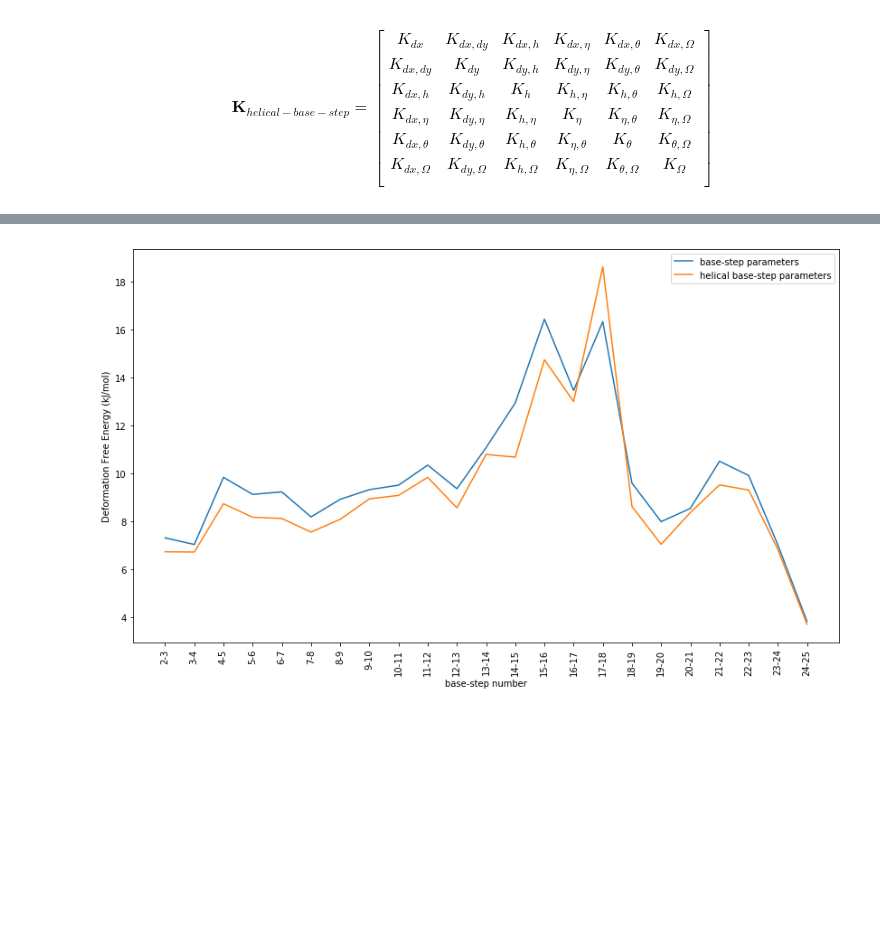
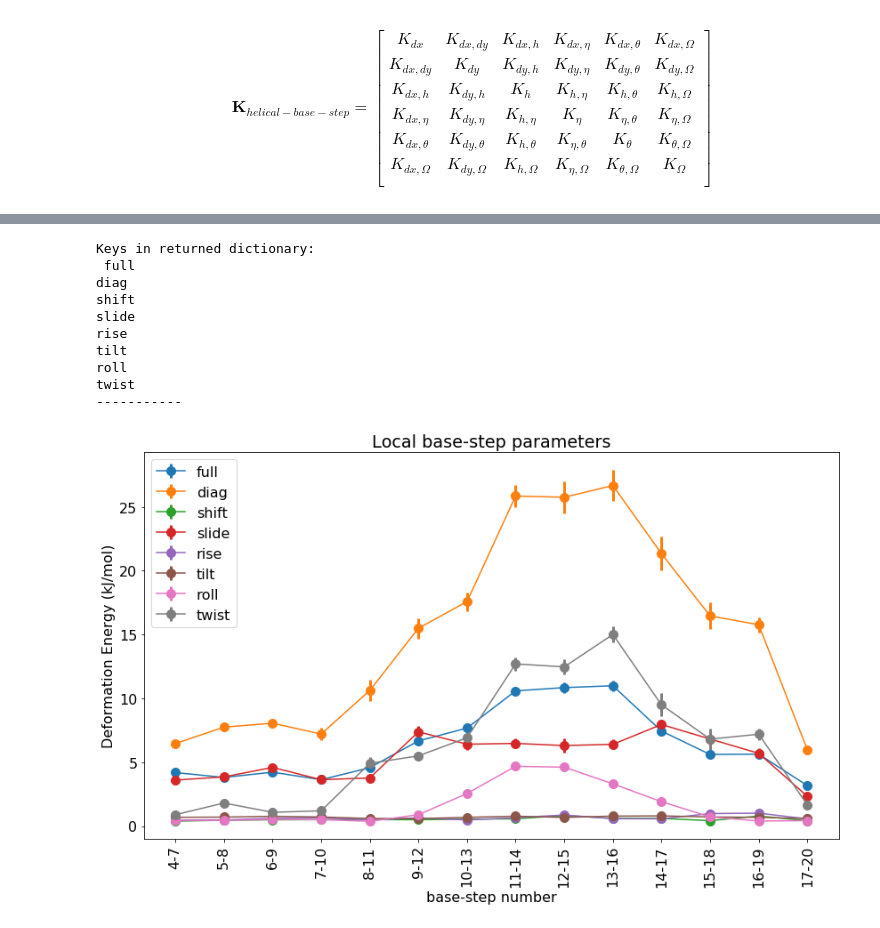
Before and after one commit to rjdkmr/do_x3dna, a Jupyter notebook: docs/notebooks/calculate_elasticity_tutorial.ipynb, the cells around one changed output, grey strips where cells are left out. Saved outputs shown, nothing was run; the diff lists cells and outputs as text; code cells hidden in the pictures; blank space fills up the shorter version.

Commit message:
elasticity tools and tutorials added

```diff
--- a/docs/notebooks/calculate_elasticity_tutorial.ipynb
+++ b/docs/notebooks/calculate_elasticity_tutorial.ipynb
@@ -112,7 +40,7 @@ del freeDNA
 
 * This class contains all the required functions to calculate the elastic properties and deformation free energy.
 # %%
-eyDNA = dnaMD.dnaEY(27, 'BST', filename='free_dna.h5')
+eyDNA = dnaMD.dnaEY(27, 'BST', filename='elasticity_DNA/free_dna.h5')
 # %% [markdown]
 ### Determining modulus matrix - bending, stretching and twisting
 
@@ -246 +209,4 @@ Shape of modulus Array: (10, 23)
+# %%
+# Load parameters of bound DNA
+boundDNA = dnaMD.DNA(27, filename='elasticity_DNA/bound_dna.h5')
 # %% [markdown]
@@ -360,38 +450,40 @@ Using the above elastic matrix, deformation energy of each base-step in bound DN
 # %%
-bps = []
-bp_energy = []
-bph_energy = []
-
-# Here calculate energy for each base-step and average iit over time
-for bp in range(2, 25):
-    time, en = eyDNA.getLocalDeformationEnergy([bp, bp+1], boundDNA, helical=False, unit='kJ/mol', which='all')
-    bp_energy.append(np.mean(en))
-
-    time, en = eyDNA.getLocalDeformationEnergy([bp, bp+1], boundDNA, helical=True, unit='kJ/mol', which='all')
-    bph_energy.append(np.mean(en))
-
-    bps.append('{0}-{1}'.format(bp, bp+1))
-
-
-xticks = range(len(bps))
+# First calculation for local base-step parameters
+segments, energies, error = eyDNA.getLocalDeformationEnergySegments([4,20], boundDNA, span=4,
+                                                                    helical=False, which='all',
+                                                                    err_type='block',
+                                                                    tool='gmx analyze')
+energyTerms=list(energies.keys())
+print('Keys in returned dictionary:\n', '\n'.join(energyTerms), '\n-----------')
 
 # Now plot the data
 fig = plt.figure(figsize=(14,8))
 fig.subplots_adjust(hspace=0.3)
+mpl.rcParams.update({'font.size': 16})
+
+xticks = range(len(segments))
 
 ax1 = fig.add_subplot(111)
+ax1.set_title('Local base-step parameters')
 
-ax1.plot(xticks, bp_energy, label='base-step parameters')
-ax1.plot(xticks, bph_energy, label='helical base-step parameters')
-
+for term in energyTerms:
+    ax1.errorbar(xticks, energies[term], yerr=error[term], ms=10, elinewidth=3, fmt='-o', label=term)
 ax1.set_xticks(xticks)
-ax1.set_xticklabels(bps, rotation='vertical')
-
+ax1.set_xticklabels(segments, rotation='vertical')
 ax1.set_xlabel('base-step number')
-ax1.set_ylabel(r'Deformation Free Energy (kJ/mol)',)
-
+ax1.set_ylabel(r'Deformation Energy (kJ/mol)',)
 plt.legend()
 
 plt.show()
 # %% [output]
+Keys in returned dictionary:
+ full
+diag
+shift
+slide
+rise
+tilt
+roll
+twist
+-----------
-[figure, old version]
+[figure, new version]
```
Also changed, not shown: parts of 25 cells of this notebook, 23 other files.
